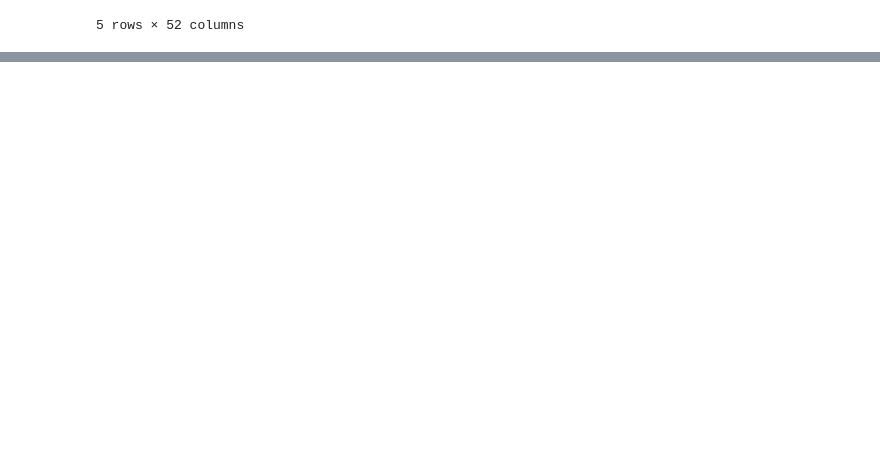
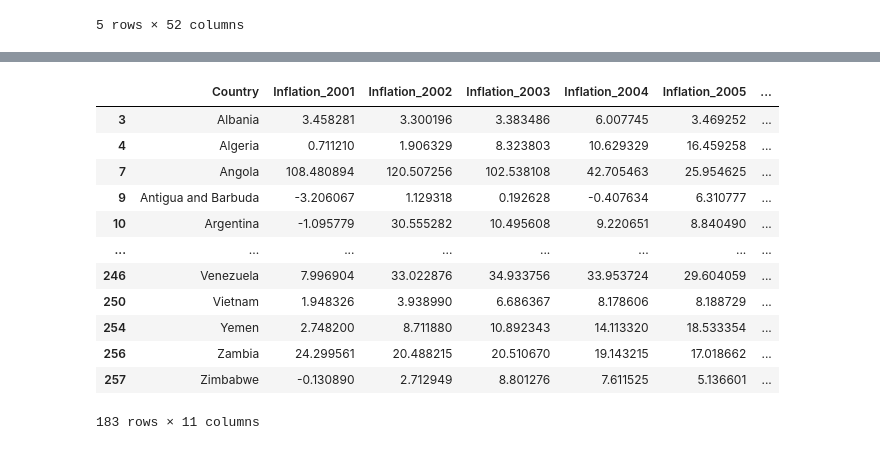
Before and after one commit to ricamaria/Project2-Group4, a Jupyter notebook: Analysis/database.ipynb, the cells around one changed output, grey strips where cells are left out. Cells and saved outputs as stored; diff of their text form; code cells hidden in the pictures; blank space fills up the shorter version.

```diff
--- a/Analysis/database.ipynb
+++ b/Analysis/database.ipynb
@@ -56,0 +76,19 @@ annual_inflation_df.head()
+# %%
+annual_inflation_df=annual_inflation_df[["Inflation, GDP deflator (annual %)","2001","2002","2003","2004","2005","2006","2007","2008","2009","2010"]]
+annual_inflation_df=annual_inflation_df.dropna()
+annual_inflation_df.rename(columns = {'Inflation, GDP deflator (annual %)':'Country','2001':'Inflation_2001','2002':'Inflation_2002','2003':'Inflation_2003','2004':'Inflation_2004','2005':'Inflation_2005','2006':'Inflation_2006','2007':'Inflation_2007','2008':'Inflation_2008','2009':'Inflation_2009','2010':'Inflation_2010'}, inplace = True)
+annual_inflation_df
+# %% [output]
+|  | Country | Inflation_2001 | Inflation_2002 | Inflation_2003 | Inflation_2004 | Inflation_2005 | ... |
+| 3 | Albania | 3.458281 | 3.300196 | 3.383486 | 6.007745 | 3.469252 | ... |
+| 4 | Algeria | 0.711210 | 1.906329 | 8.323803 | 10.629329 | 16.459258 | ... |
+| 7 | Angola | 108.480894 | 120.507256 | 102.538108 | 42.705463 | 25.954625 | ... |
+| 9 | Antigua and Barbuda | -3.206067 | 1.129318 | 0.192628 | -0.407634 | 6.310777 | ... |
+| 10 | Argentina | -1.095779 | 30.555282 | 10.495608 | 9.220651 | 8.840490 | ... |
+| ... | ... | ... | ... | ... | ... | ... | ... |
+| 246 | Venezuela | 7.996904 | 33.022876 | 34.933756 | 33.953724 | 29.604059 | ... |
+| 250 | Vietnam | 1.948326 | 3.938990 | 6.686367 | 8.178606 | 8.188729 | ... |
+| 254 | Yemen | 2.748200 | 8.711880 | 10.892343 | 14.113320 | 18.533354 | ... |
+| 256 | Zambia | 24.299561 | 20.488215 | 20.510670 | 19.143215 | 17.018662 | ... |
+| 257 | Zimbabwe | -0.130890 | 2.712949 | 8.801276 | 7.611525 | 5.136601 | ... |
+183 rows × 11 columns
```
Also changed, not shown: parts of 2 cells of this notebook.
